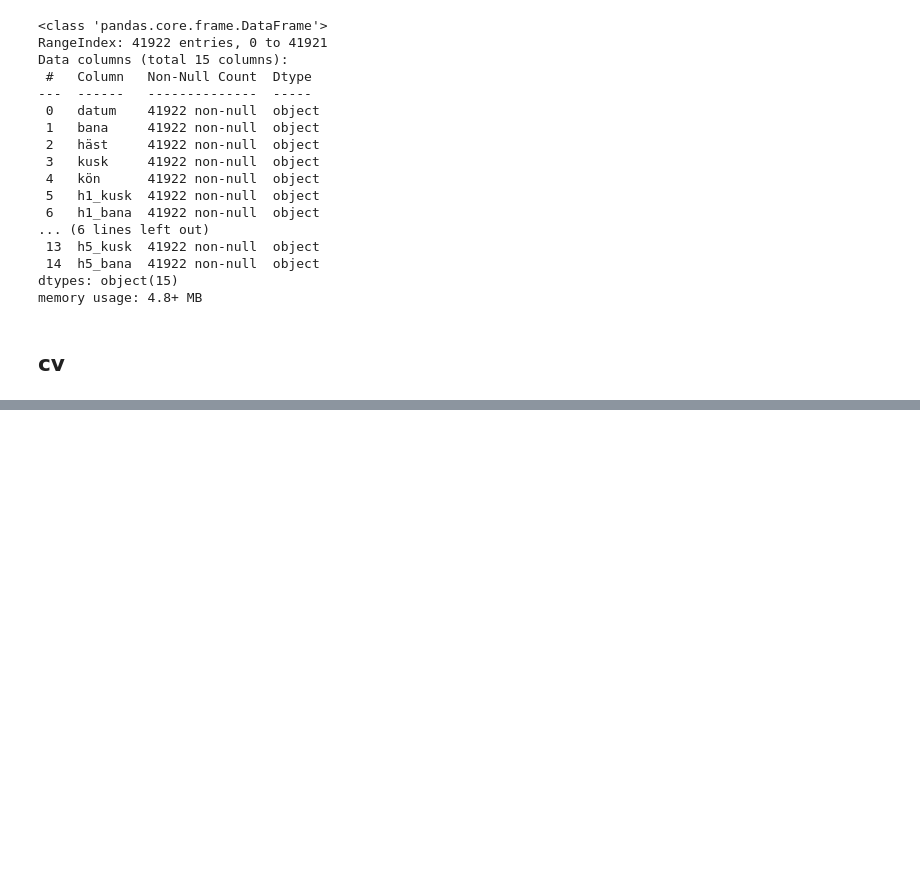
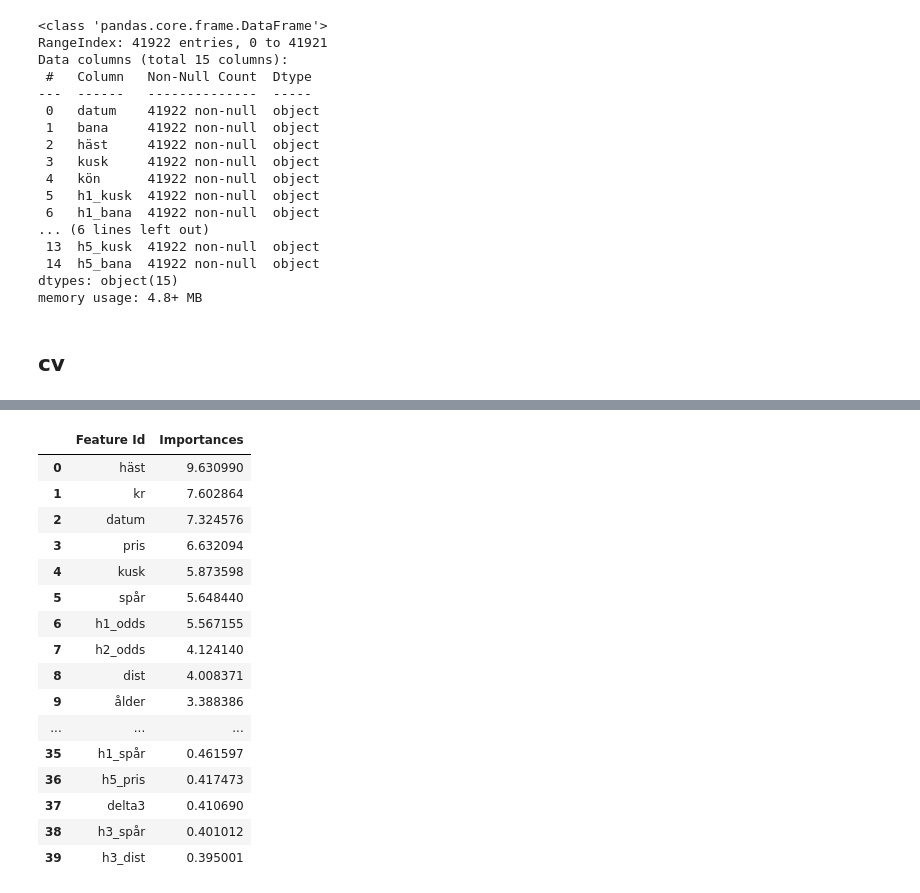
Before and after one commit to carokanns/Trav, a Jupyter notebook: spel/v75_learn.ipynb, the cells around one changed output, grey strips where cells are left out. Drawn from its saved outputs; the diff is of its cells as text; code cells hidden in the pictures; blank space fills up the shorter version.

```diff
--- a/spel/v75_learn.ipynb
+++ b/spel/v75_learn.ipynb
@@ -349,0 +331,15 @@ display(*objs, include=None, exclude=None, metadata=None, transient=None, displa
+# %%
+from sklearn.model_selection import train_test_split
+
+df[['datum','avd','streck','häst','kusk']] = dforg[['datum','avd','streck','häst','kusk']]
+
+# df.drop('datum',axis=1,inplace=True)
+df.drop('avd',axis=1,inplace=True)
+df.drop(['streck'],axis=1,inplace=True)
+df['ekipage'] = dforg['kusk'].str.cat(dforg['häst'], sep =", ")
+df.drop('ekipage',axis=1,inplace=True)
+# df.drop(['häst','kusk'],axis=1,inplace=True)
+cat_features = list(df.loc[:,df.dtypes=='O'].columns)
+X_train,X_test,y_train,y_test = train_test_split(df,y,shuffle=False,)
+cb=get_model(use_best=True)
+cb.fit(X_train,y_train,eval_set= (X_test,y_test),early_stopping_rounds=200, cat_features=cat_features,verbose=100)
@@ -349,0 +359,20 @@ display(*objs, include=None, exclude=None, metadata=None, transient=None, displa
+# %%
+cb.get_feature_importance(prettified=True).head(40)
+# %% [output]
+|  | Feature Id | Importances |
+| 0 | häst | 9.630990 |
+| 1 | kr | 7.602864 |
+| 2 | datum | 7.324576 |
+| 3 | pris | 6.632094 |
+| 4 | kusk | 5.873598 |
+| 5 | spår | 5.648440 |
+| 6 | h1_odds | 5.567155 |
+| 7 | h2_odds | 4.124140 |
+| 8 | dist | 4.008371 |
+| 9 | ålder | 3.388386 |
+| ... | ... | ... |
+| 35 | h1_spår | 0.461597 |
+| 36 | h5_pris | 0.417473 |
+| 37 | delta3 | 0.410690 |
+| 38 | h3_spår | 0.401012 |
+| 39 | h3_dist | 0.395001 |
```
Also changed, not shown: parts of 7 cells of this notebook, 37 other files.
